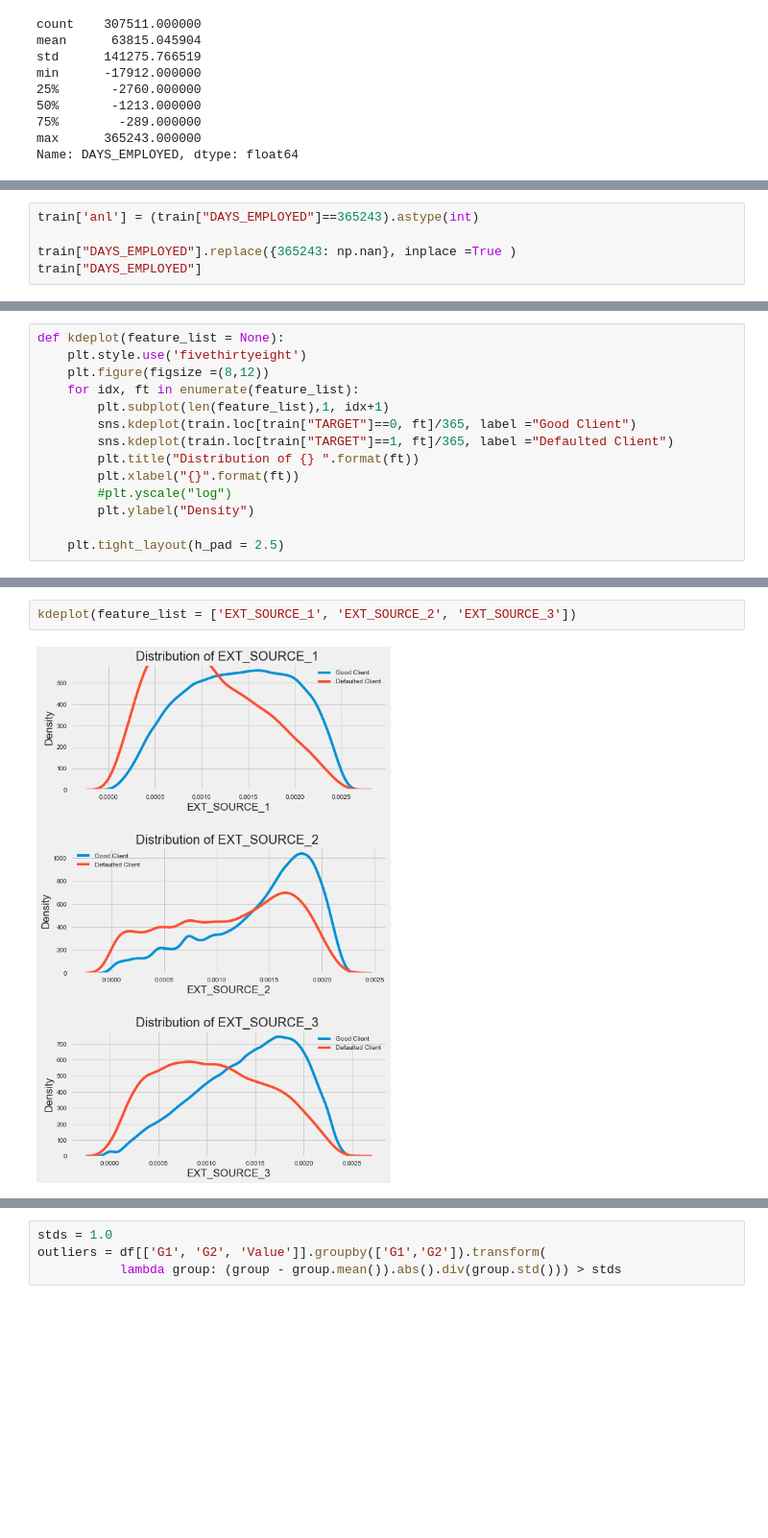
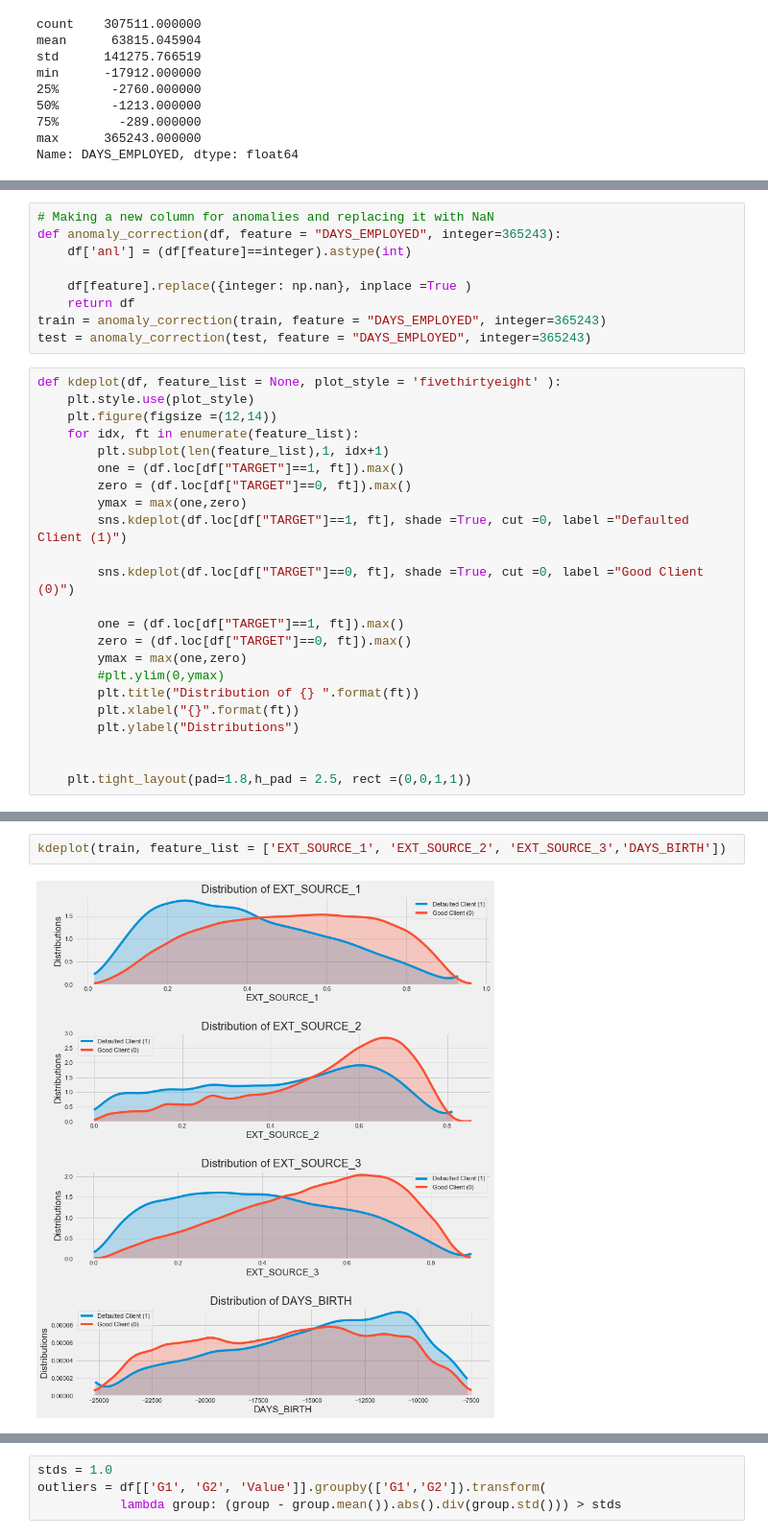
Before and after one commit to zahid1202/Credit_Default_Risk, a Jupyter notebook: CreditCardFraud.ipynb, the cells around one changed output, grey strips where cells are left out. Shown at 96% size. Cells and saved outputs as stored; diff of their text form; blank space fills up the shorter version.

```diff
--- a/CreditCardFraud.ipynb
+++ b/CreditCardFraud.ipynb
@@ -344,5 +434,0 @@ Series([], Name: DAYS_EMPLOYED, dtype: int64)
-# %%
-train['anl'] = (train["DAYS_EMPLOYED"]==365243).astype(int)
-
-train["DAYS_EMPLOYED"].replace({365243: np.nan}, inplace =True )
-train["DAYS_EMPLOYED"]
@@ -367,14 +435,32 @@ Name: DAYS_EMPLOYED, Length: 307511, dtype: float64
+# %%
+# Making a new column for anomalies and replacing it with NaN
+def anomaly_correction(df, feature = "DAYS_EMPLOYED", integer=365243):
+    df['anl'] = (df[feature]==integer).astype(int)
+
+    df[feature].replace({integer: np.nan}, inplace =True )
+    return df
+train = anomaly_correction(train, feature = "DAYS_EMPLOYED", integer=365243)
+test = anomaly_correction(test, feature = "DAYS_EMPLOYED", integer=365243)
 # %%
-def kdeplot(feature_list = None):
-    plt.style.use('fivethirtyeight')
-    plt.figure(figsize =(8,12))
+def kdeplot(df, feature_list = None, plot_style = 'fivethirtyeight' ):
+    plt.style.use(plot_style)
+    plt.figure(figsize =(12,14))
     for idx, ft in enumerate(feature_list):
         plt.subplot(len(feature_list),1, idx+1)
-        sns.kdeplot(train.loc[train["TARGET"]==0, ft]/365, label ="Good Client")
-        sns.kdeplot(train.loc[train["TARGET"]==1, ft]/365, label ="Defaulted Client")
+        one = (df.loc[df["TARGET"]==1, ft]).max()
+        zero = (df.loc[df["TARGET"]==0, ft]).max()
+        ymax = max(one,zero)
+        sns.kdeplot(df.loc[df["TARGET"]==1, ft], shade =True, cut =0, label ="Defaulted Client (1)")
+
+        sns.kdeplot(df.loc[df["TARGET"]==0, ft], shade =True, cut =0, label ="Good Client (0)")
+
+        one = (df.loc[df["TARGET"]==1, ft]).max()
+        zero = (df.loc[df["TARGET"]==0, ft]).max()
+        ymax = max(one,zero)
+        #plt.ylim(0,ymax)
         plt.title("Distribution of {} ".format(ft))
         plt.xlabel("{}".format(ft))
-        #plt.yscale("log")
-        plt.ylabel("Density")
+        plt.ylabel("Distributions")
 
-    plt.tight_layout(h_pad = 2.5)
+
+    plt.tight_layout(pad=1.8,h_pad = 2.5, rect =(0,0,1,1))
@@ -381,4 +476,4 @@ def kdeplot(feature_list = None):
 # %%
-kdeplot(feature_list = ['EXT_SOURCE_1', 'EXT_SOURCE_2', 'EXT_SOURCE_3'])
+kdeplot(train, feature_list = ['EXT_SOURCE_1', 'EXT_SOURCE_2', 'EXT_SOURCE_3','DAYS_BIRTH'])
 # %% [output]
-[figure, old version]
+[figure, new version]
```
Also changed, not shown: parts of 33 cells of this notebook.
